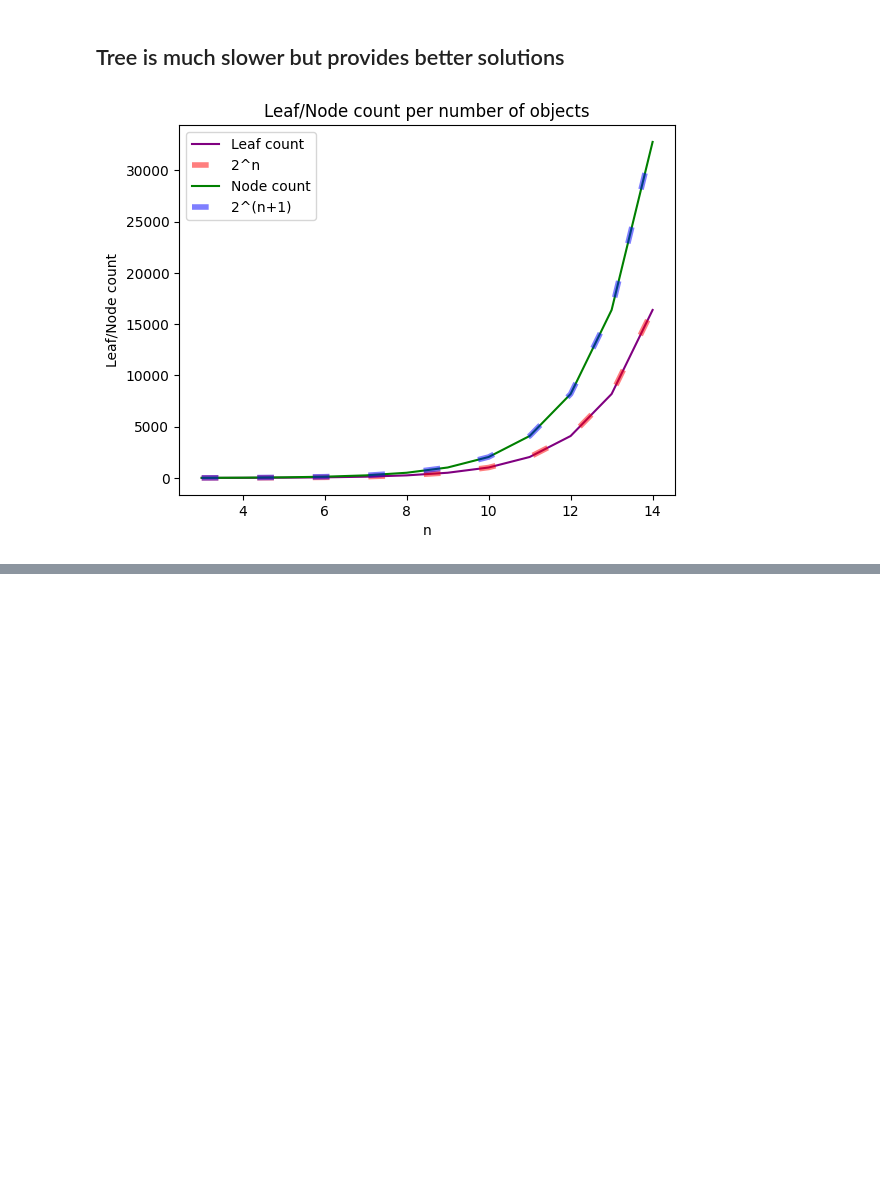
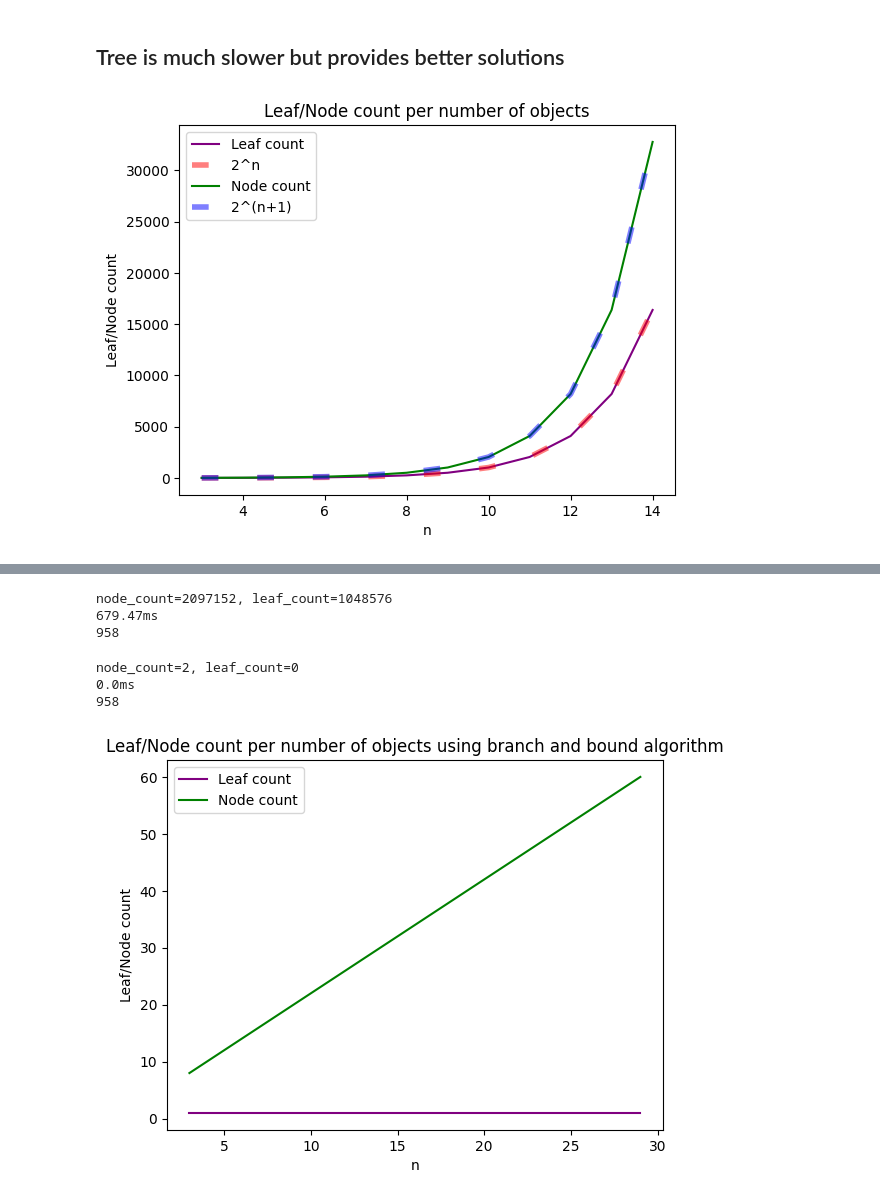
Before and after one commit to xxBWxx/complex, a Jupyter notebook: complex.ipynb, the cells around one changed output, grey strips where cells are left out. Drawn from its saved outputs; the diff is of its cells as text; code cells hidden in the pictures; blank space fills up the shorter version.

Commit message:
branch and bound

```diff
--- a/complex.ipynb
+++ b/complex.ipynb
@@ -297,0 +389,19 @@ plt.show()
+# %%
+n = 20
+bag = Bag(max_weight=max_object_weight * n)
+obj_list = [
+        Object(
+            weight=np.random.randint(1, max_object_weight),
+            value=np.random.randint(1, 100),
+        )
+        for _ in range(n)
+    ]
+# %%
+start = time.time()
+best_tree, _, _ = make_tree(bag, obj_list, verbose=True)
+print(str(round(1000 * (time.time() - start), 2)) + "ms")
+print(best_tree)
+# %% [output]
+node_count=2097152, leaf_count=1048576
+679.47ms
+958
@@ -297,0 +410,9 @@ plt.show()
+# %%
+start = time.time()
+best_branch, _, _ = branch_and_bound(bag, obj_list, verbose=True)
+print(str(round(1000 * (time.time() - start), 2)) + "ms")
+print(best_branch)
+# %% [output]
+node_count=2, leaf_count=0
+0.0ms
+958
@@ -297,0 +421,43 @@ plt.show()
+# %%
+max_object_weight = 10
+n_min = 3
+n_max = 30
+ns = list(range(n_min, n_max, 1))
+leaf_counts = []
+node_counts = []
+
+for n in ns:
+    bag = Bag(max_weight=max_object_weight * n)
+    obj_list = [
+        Object(
+            weight=np.random.randint(1, max_object_weight),
+            value=np.random.randint(1, 100),
+        )
+        for _ in range(n)
+    ]
+
+    _, node_count, leaf_count = branch_and_bound(bag, obj_list)
+    node_counts.append(node_count)
+    leaf_counts.append(leaf_count)
+
+
+
+plt.plot(
+    ns,
+    leaf_counts,
+    color="purple",
+)
+
+plt.plot(
+    ns,
+    node_counts,
+    color="green",
+)
+
+plt.xlabel("n")
+plt.ylabel("Leaf/Node count")
+plt.title("Leaf/Node count per number of objects using branch and bound algorithm")
+plt.legend(["Leaf count", "Node count"])
+plt.show()
+# %% [output]
+[figure, added]
```
Also changed, not shown: parts of 12 cells of this notebook.
